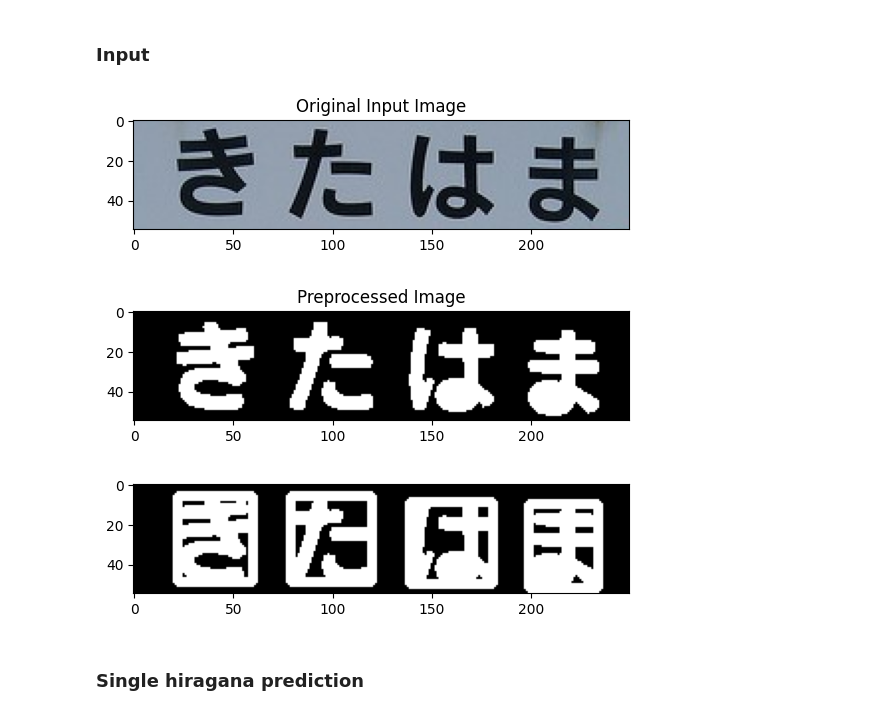
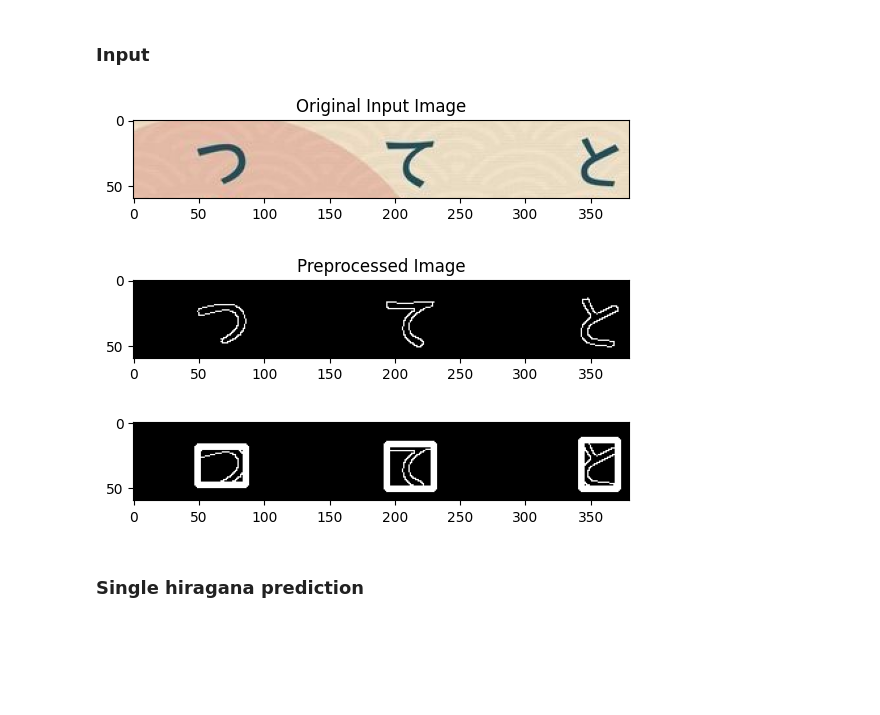
Before and after one commit to prausela/image-processing, a Jupyter notebook: tp_final/predict.ipynb, the cells around one changed output. Saved outputs shown, nothing was run; the diff lists cells and outputs as text; code cells hidden in the pictures; blank space fills up the shorter version.

```diff
--- a/tp_final/predict.ipynb
+++ b/tp_final/predict.ipynb
@@ -121,7 +121,7 @@ def input_preprocessing(img_name):
     # Load image
     img = cv2.imread("./images/"+img_name)
     img = cv2.cvtColor(img, cv2.COLOR_BGR2RGB)
-    img = img[5:60, 25:275]
+    img = img[390:450, 300:680]
 
     plt.imshow(img, cmap="gray")
     plt.title("Original Input Image")
@@ -166,16 +166,16 @@ def input_preprocessing(img_name):
 
     return processed_image, new_sections_limits, sections
 # %%
-img_name = "kitahama.jpg"
+img_name = "hiragana.png"
 borders_image, section_limits, sections = input_preprocessing(img_name)
 # %% [output]
-[figure, old version]
+[figure, new version]
-[figure, old version]
+[figure, new version]
 # %%
 plt.imshow(draw_sections(borders_image, section_limits), cmap="grey")
 plt.show()
 # %% [output]
-[figure, old version]
+[figure, new version]
 # %% [markdown]
 ### Single hiragana prediction
 # %%
```
Also changed, not shown: parts of 5 cells of this notebook, 1 other file.
